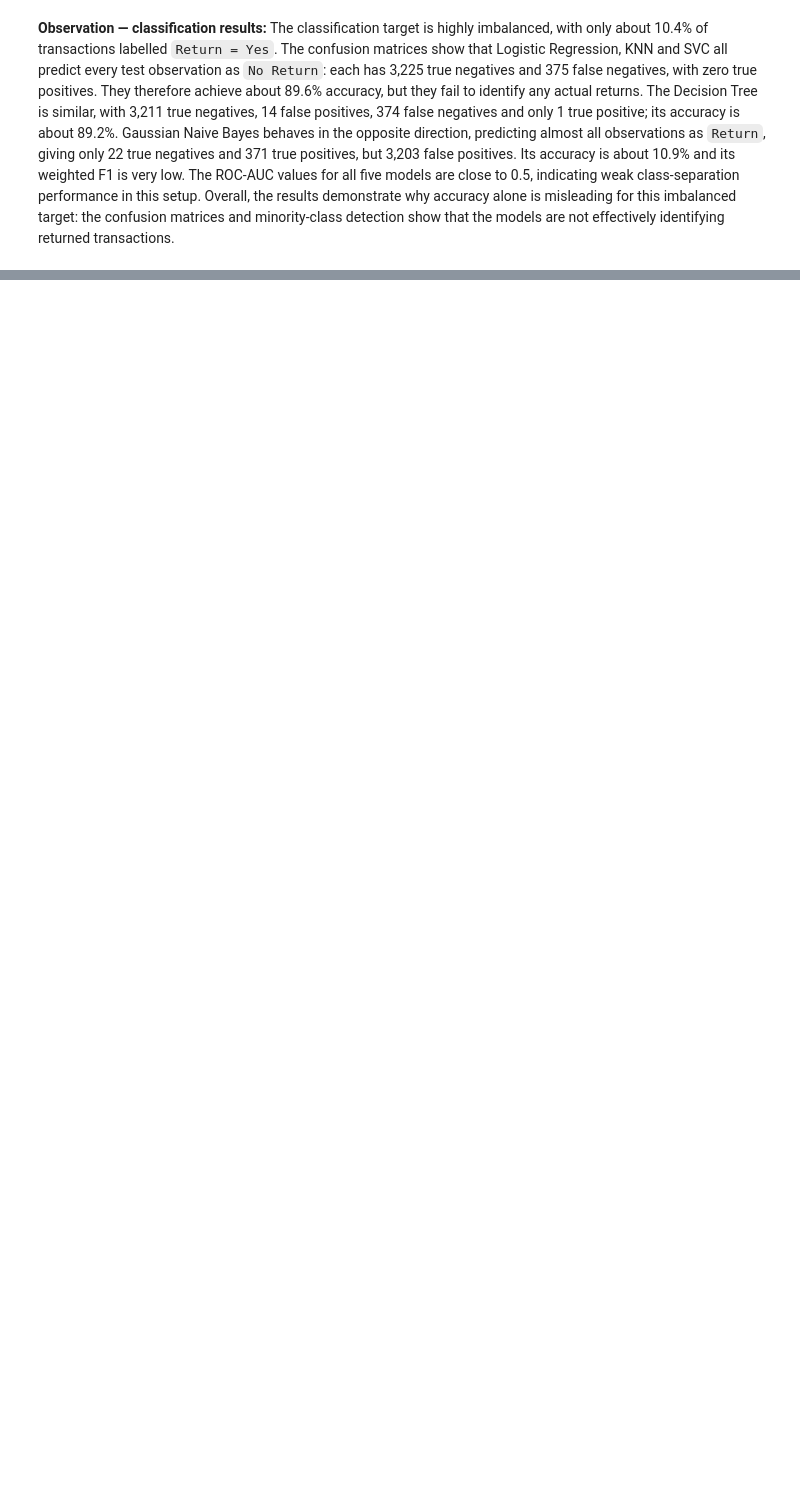
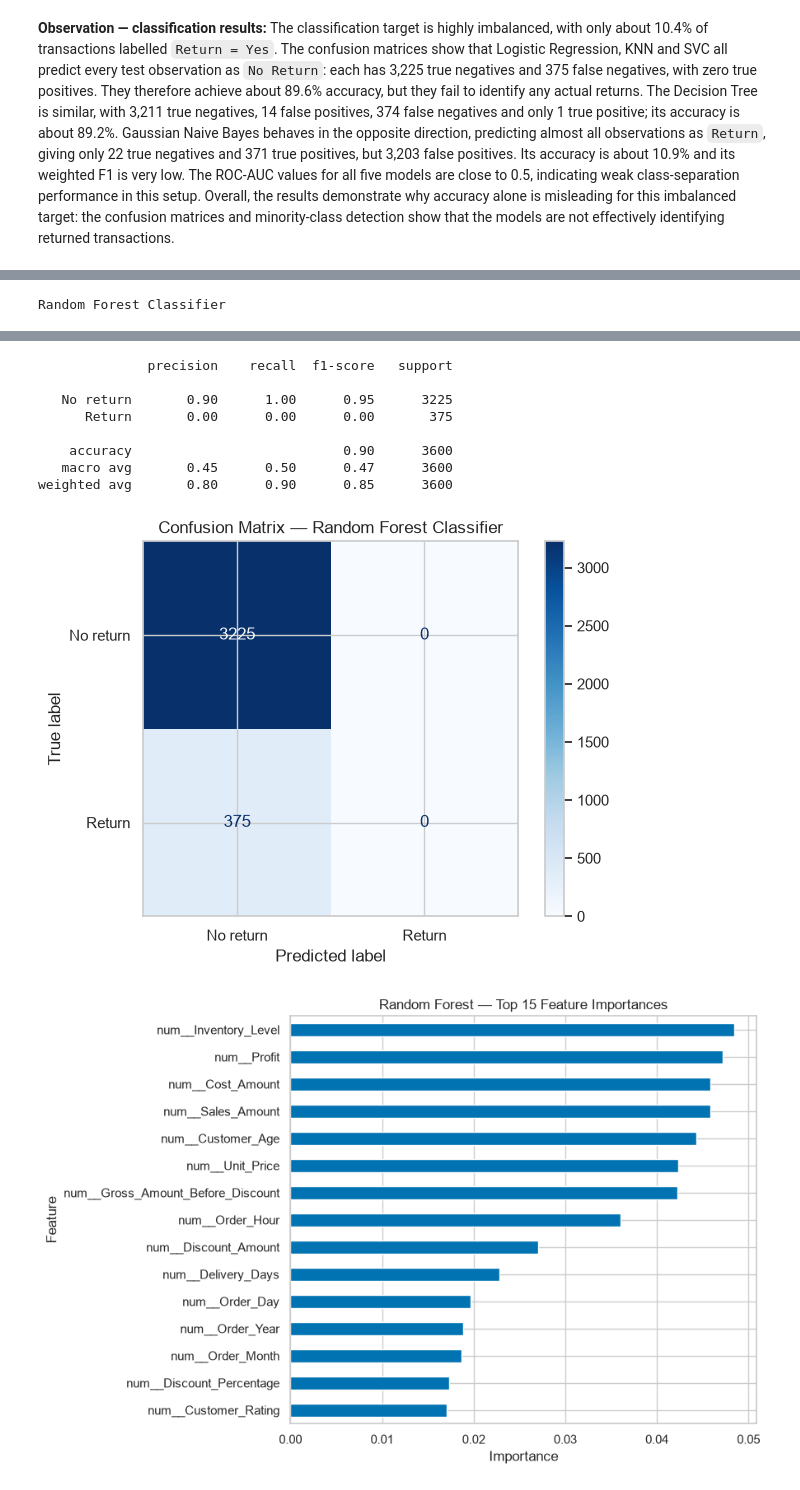
Before and after one commit to Ramjith821/RetailSalestest, a Jupyter notebook: Retail_store.ipynb, the cells around one changed output, grey strips where cells are left out. Cells and saved outputs as stored; diff of their text form; code cells hidden in the pictures; blank space fills up the shorter version.

```diff
--- a/Retail_store.ipynb
+++ b/Retail_store.ipynb
@@ -1163,0 +1232,18 @@ clf_results_df
+# %%
+# Algorithm 6: Random Forest Classifier
+rf_classifier = evaluate_review2_classifier(
+    "Random Forest Classifier",
+    RandomForestClassifier(n_estimators=200, max_depth=None, class_weight="balanced", random_state=RANDOM_STATE, n_jobs=-1)
+)
+
+# Feature importance for interpretation
+rf_importance = pd.Series(rf_classifier.feature_importances_, index=clf_feature_names).sort_values(ascending=False).head(15)
+plt.figure(figsize=(9, 6))
+rf_importance.sort_values().plot(kind="barh")
+plt.title("Random Forest — Top 15 Feature Importances")
+plt.xlabel("Importance")
+plt.ylabel("Feature")
+plt.tight_layout()
+plt.show()
+# %% [output]
+Random Forest Classifier
@@ -1163,0 +1252,10 @@ clf_results_df
+              precision    recall  f1-score   support
+
+   No return       0.90      1.00      0.95      3225
+      Return       0.00      0.00      0.00       375
+
+    accuracy                           0.90      3600
+   macro avg       0.45      0.50      0.47      3600
+weighted avg       0.80      0.90      0.85      3600
+[figure, added]
+[figure, added]
```
Also changed, not shown: parts of 30 cells of this notebook.
